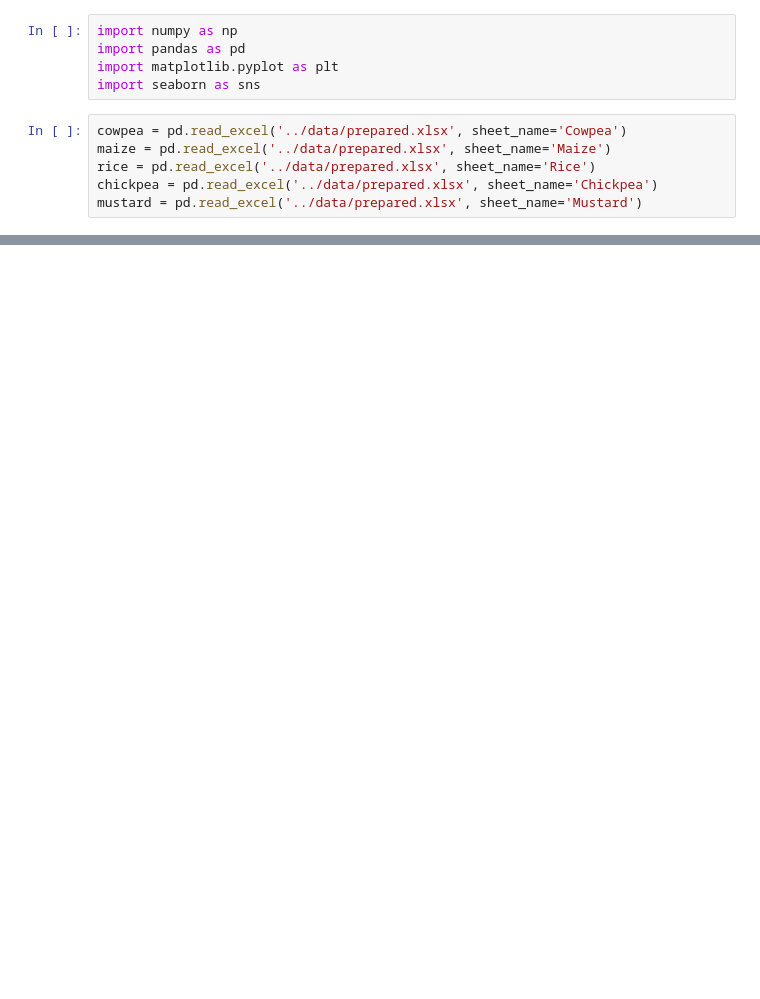
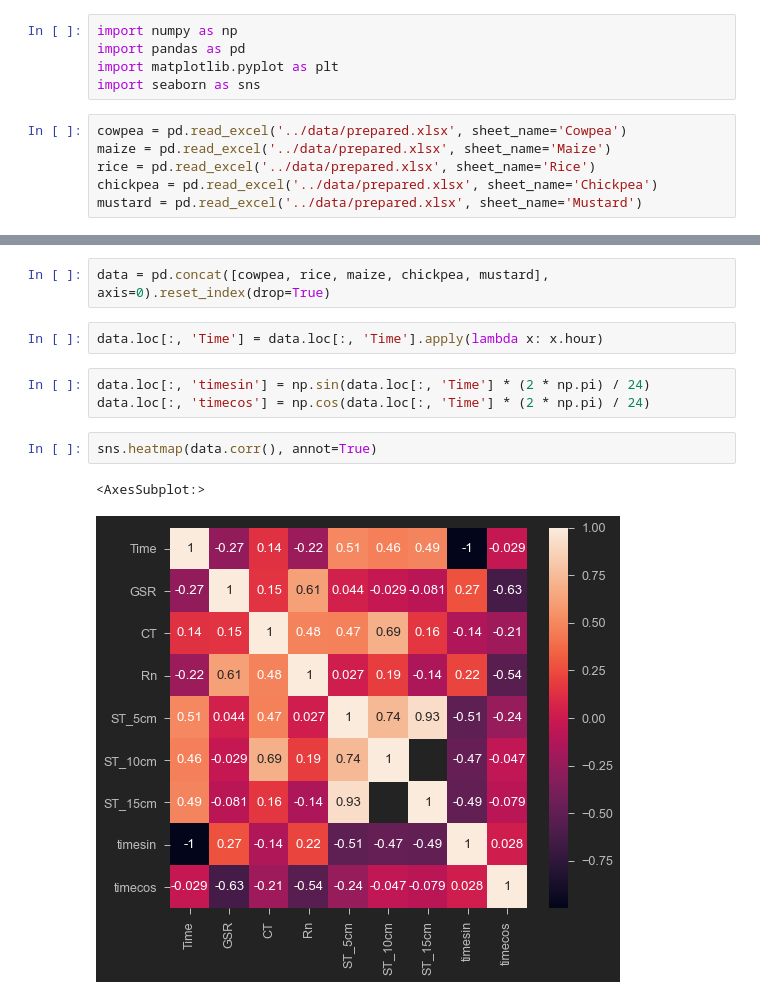
Before and after one commit to HimanshuMittal01/crop-radiation-prediction, a Jupyter notebook: notebooks/first_wave_visualize.ipynb, the cells around one changed output, grey strips where cells are left out. Saved outputs shown, nothing was run; the diff lists cells and outputs as text; blank space fills up the shorter version.

```diff
--- a/notebooks/first_wave_visualize.ipynb
+++ b/notebooks/first_wave_visualize.ipynb
@@ -46,0 +38,12 @@ sns.lmplot(x='CT', y='Rn', data=mustard)
+# %%
+data = pd.concat([cowpea, rice, maize, chickpea, mustard], axis=0).reset_index(drop=True)
+# %%
+data.loc[:, 'Time'] = data.loc[:, 'Time'].apply(lambda x: x.hour)
+# %%
+data.loc[:, 'timesin'] = np.sin(data.loc[:, 'Time'] * (2 * np.pi) / 24)
+data.loc[:, 'timecos'] = np.cos(data.loc[:, 'Time'] * (2 * np.pi) / 24)
+# %%
+sns.heatmap(data.corr(), annot=True)
+# %% [output]
+<AxesSubplot:>
+[figure, added]
```
Also changed, not shown: parts of 10 cells of this notebook, 4 other files.
